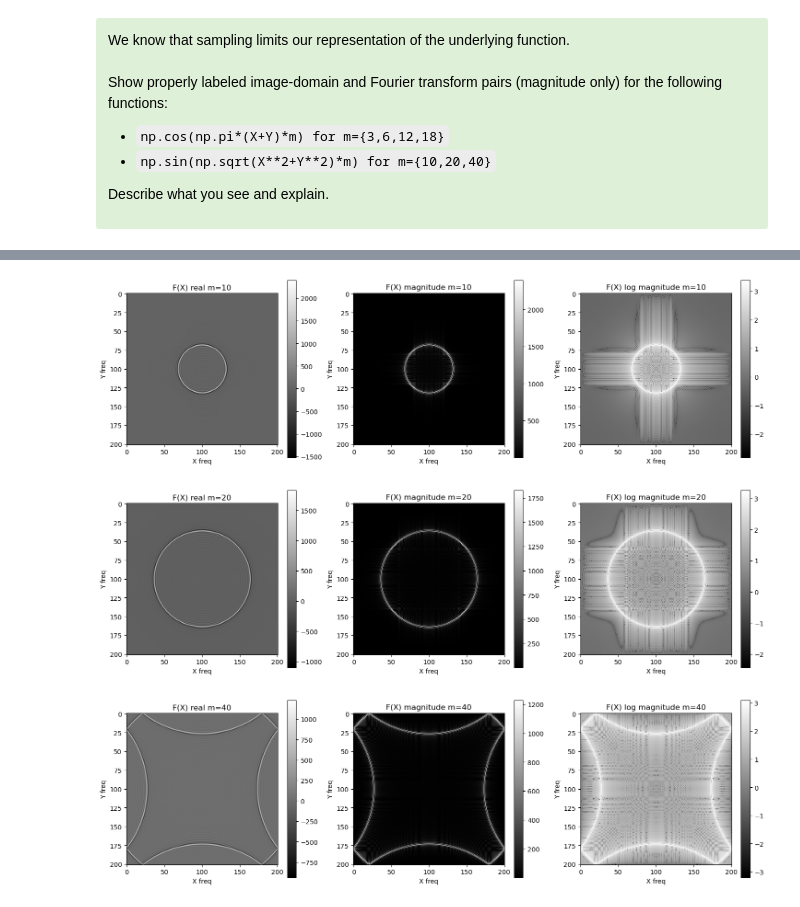
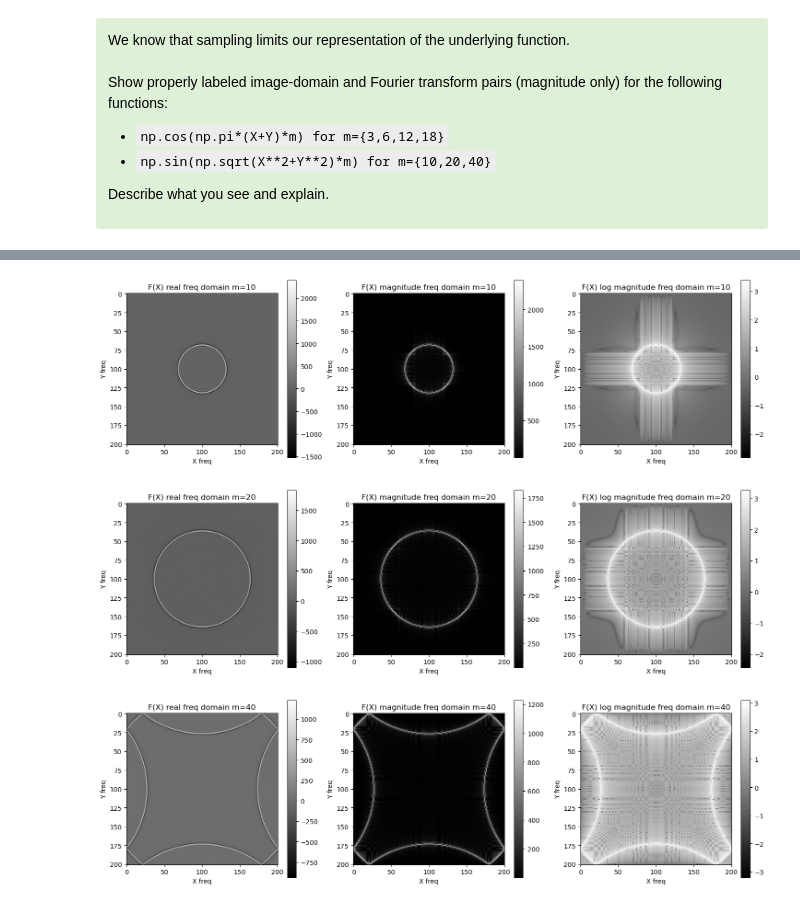
Before and after one commit to lilchromozome/Build_Imager_2025, a Jupyter notebook: Lab2/Lab2 Part1 (Clean).ipynb, the cells around one changed output, grey strips where cells are left out. Saved outputs shown, nothing was run; the diff lists cells and outputs as text; code cells hidden in the pictures.

Commit message:
fix graphs

```diff
--- a/Lab2/Lab2 Part1 (Clean).ipynb
+++ b/Lab2/Lab2 Part1 (Clean).ipynb
@@ -446,7 +446,7 @@ for sz in [1.0, 2.0]:
 
     x = ax1.imshow(np.real(fshifted), cmap='gray')
     fig.colorbar(x, ax=ax1)
-    ax1.set_title(f'F(X) real domain (sigma={sz})')
+    ax1.set_title(f'F(X) real freq domain (sigma={sz})')
     ax1.set_xlabel('X freq')
     ax1.set_ylabel('Y freq')
 
@@ -493,7 +493,7 @@ for m in [3,6,12,18]:
 
     x = ax1.imshow(np.real(fshifted), cmap='gray')
     fig.colorbar(x, ax=ax1)
-    ax1.set_title(f'F(X) real domain m={m}')
+    ax1.set_title(f'F(X) real freq domain m={m}')
     ax1.set_xlabel('X freq')
     ax1.set_ylabel('Y freq')
 
@@ -522,34 +522,34 @@ for m in [3,6,12,18]:
 # %%
 for m in [10, 20, 40]:
     F = np.sin(np.sqrt(X**2+Y**2)*m)
     fshifted = fftshift(fft2(ifftshift(F)))
 
     fig, (ax1, ax2, ax3) = plt.subplots(1, 3, figsize=(18, 5))
 
     x = ax1.imshow(np.real(fshifted), cmap='gray')
     fig.colorbar(x, ax=ax1)
-    ax1.set_title(f'F(X) real m={m}')
+    ax1.set_title(f'F(X) real freq domain m={m}')
     ax1.set_xlabel('X freq')
     ax1.set_ylabel('Y freq')
 
     magnitude = np.imag(fshifted)**2 + np.real(fshifted)**2
     magnitude = np.sqrt(magnitude)
 
     y = ax2.imshow(magnitude, cmap='gray')
     fig.colorbar(y, ax=ax2)
-    ax2.set_title(f'F(X) magnitude m={m}')
+    ax2.set_title(f'F(X) magnitude freq domain m={m}')
     ax2.set_xlabel('X freq')
     ax2.set_ylabel('Y freq')
 
     logmag = np.log10(magnitude + 1e-10)
     z = ax3.imshow(logmag, cmap='gray')
     fig.colorbar(z, ax=ax3)
-    ax3.set_title(f'F(X) log magnitude m={m}')
+    ax3.set_title(f'F(X) log magnitude freq domain m={m}')
     ax3.set_xlabel('X freq')
     ax3.set_ylabel('Y freq')
 
     plt.show()
 # %% [output]
-[figure, old version]
+[figure, new version]
-[figure, old version]
+[figure, new version]
-[figure, old version]
+[figure, new version]
```
Also changed, not shown: parts of 2 cells of this notebook.
